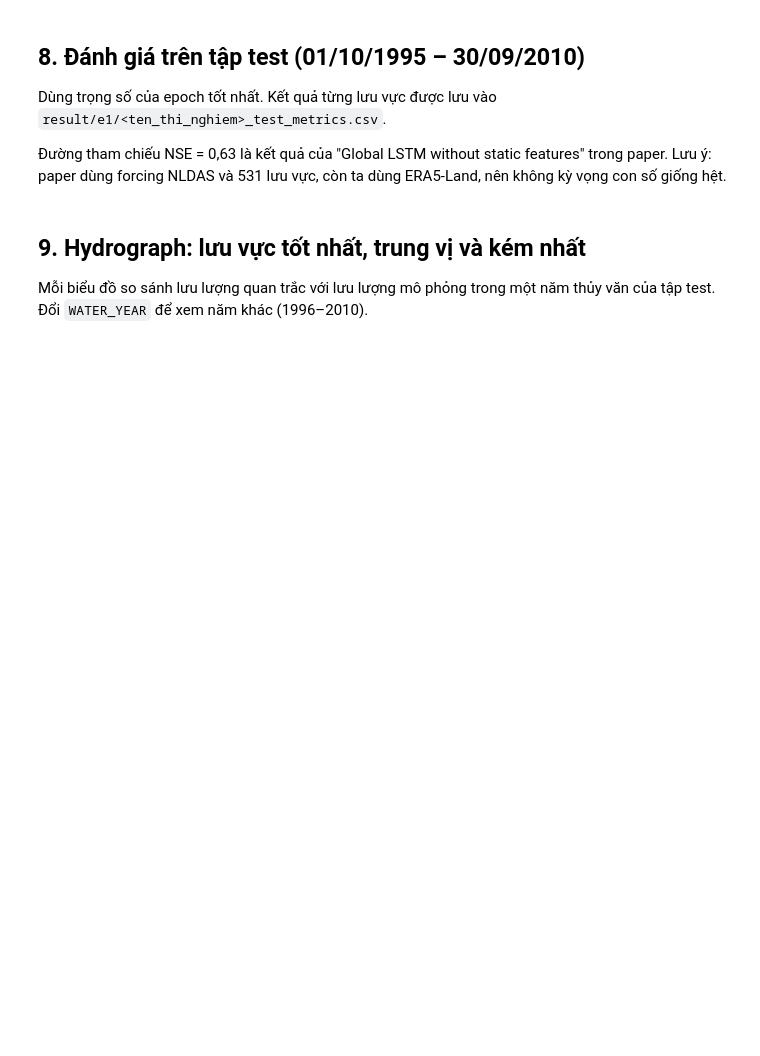
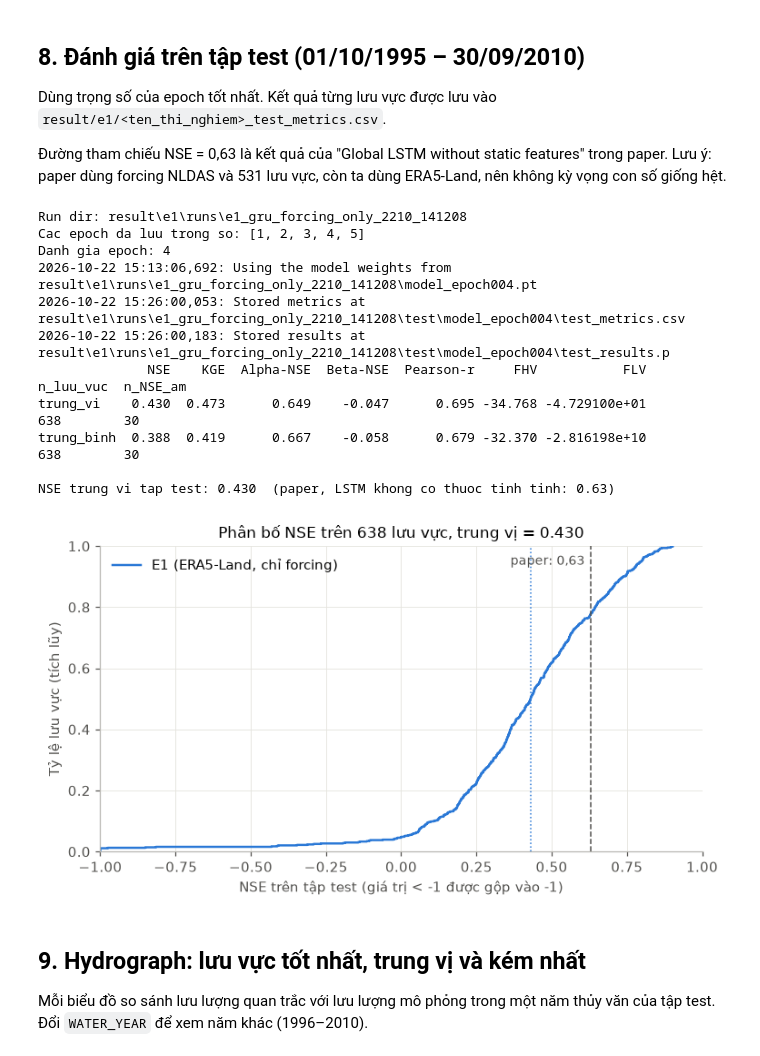
Before and after one commit to Quang-minh-0211/ANCU-Project, a Jupyter notebook: src/E1_LSTM_forcing_only.ipynb, the cells around one changed output. Cells and saved outputs as stored; diff of their text form; code cells hidden in the pictures; blank space fills up the shorter version.

```diff
--- a/src/E1_LSTM_forcing_only.ipynb
+++ b/src/E1_LSTM_forcing_only.ipynb
@@ -42,9 +45,8 @@ Lưu ý: đường dẫn tới thư mục dữ liệu **không nên chứa dấu
 from pathlib import Path
 
 # ===================== SỬA Ở ĐÂY =====================
-CSV_DIR = Path(r"data\camels")            # thư mục chứa các file camels_*.csv
-CARAVAN_ROOT = Path(r"data\caravan")      # nơi ghi netCDF theo cấu trúc Caravan (timeseries/netcdf/camels/...)
-QUICK_TEST = True                         # True: chạy thử nhanh; False: train thật
+CARAVAN_ROOT = Path(r"D:\Dev\ANCU Project\Caravan-csv")   # thư mục gốc Caravan (chứa timeseries/csv/camels/...)
+QUICK_TEST = False                        # True: chạy thử nhanh; False: train thật
 # =====================================================
 
 RESULT_DIR = Path("result")
@@ -73,20 +75,26 @@ PERIODS = {
 }
 SEQ_LENGTH = 365
 MIN_VALID_YEARS = {"train": 5, "validation": 2, "test": 3}   # số năm có nhãn tối thiểu để giữ lưu vực
-
+MODEL = 'gru'
+model_tag = {"cudalstm": "lstm"}.get(MODEL, MODEL)
 # Siêu tham số
 if QUICK_TEST:
-    EXPERIMENT = "e1_lstm_forcing_only_QUICK"
+    EXPERIMENT = "e1_" + model_tag +"_forcing_only_QUICK"
     N_BASINS_QUICK = 20
     HIDDEN_SIZE, EPOCHS = 32, 2
     LEARNING_RATE = {0: 1e-3}
 else:
-    EXPERIMENT = "e1_lstm_forcing_only"
-    HIDDEN_SIZE, EPOCHS = 256, 30
-    LEARNING_RATE = {0: 1e-3, 10: 5e-4, 25: 1e-4}
-BATCH_SIZE = 256
-OUTPUT_DROPOUT = 0.4
+    EXPERIMENT = "e1_" + model_tag +"_forcing_only"
+    EPOCHS = 5
+    HIDDEN_SIZE = 256
+    D_MODEL, N_HEADS, N_LAYERS, DIM_FF = 64, 4, 4,256
+    LEARNING_RATE = {0: 1e-3} if MODEL != "transformer" else {0: 1e-4}                       # trong nhánh QUICK_TEST
+    LEARNING_RATE = ({0: 1e-3, 10: 5e-4, 25: 1e-4} if MODEL != "transformer"
+                 else {0: 1e-4, 10: 5e-5, 25: 1e-5})                                      # trong nhánh train thật
+BATCH_SIZE = 256 if MODEL != "transformer" else 128
+OUTPUT_DROPOUT = 0.4 if MODEL != "transformer" else 0.1
 
+CSV_DIR = CARAVAN_ROOT / "timeseries" / "csv" / SUBSET
 NC_DIR = CARAVAN_ROOT / "timeseries" / "netcdf" / SUBSET
 E1_DIR = RESULT_DIR / "e1"
 E1_DIR.mkdir(parents=True, exist_ok=True)
@@ -380,37 +500,63 @@ Dùng trọng số của epoch tốt nhất. Kết quả từng lưu vực đư
 # %%
 import pickle
 from neuralhydrology.nh_run import eval_run
+import re
 
+# Lấy lần chạy mới nhất của đúng thí nghiệm hiện tại (không lẫn bản QUICK)
+pat = re.compile(rf"^{re.escape(EXPERIMENT)}_\d{{4}}_\d{{6}}$")
+runs = sorted([p for p in (E1_DIR / "runs").iterdir() if p.is_dir() and pat.match(p.name)],
+              key=lambda p: p.stat().st_mtime)
+RUN_DIR = runs[-1]
+
+saved = sorted(int(p.stem[-3:]) for p in RUN_DIR.glob("model_epoch*.pt"))
+print("Run dir:", RUN_DIR)
+print("Cac epoch da luu trong so:", saved)
+if BEST_EPOCH not in saved:
+    raise FileNotFoundError(f"Khong co model_epoch{BEST_EPOCH:03d}.pt trong {RUN_DIR}")
+print("Danh gia epoch:", BEST_EPOCH)
 eval_run(run_dir=RUN_DIR, period="test", epoch=BEST_EPOCH)
 
 test_dir = RUN_DIR / "test" / f"model_epoch{BEST_EPOCH:03d}"
 metrics = pd.read_csv(test_dir / "test_metrics.csv", dtype={"basin": str}).set_index("basin")
 metrics.to_csv(E1_DIR / f"{EXPERIMENT}_test_metrics.csv")
 with open(test_dir / "test_results.p", "rb") as fp:
     TEST_RESULTS = pickle.load(fp)
 
 nse = metrics.filter(regex=r"(^|_)NSE$").iloc[:, 0]
 summary = pd.DataFrame({
     "trung_vi": metrics.median(numeric_only=True),
     "trung_binh": metrics.mean(numeric_only=True),
 }).T
 summary["n_luu_vuc"] = len(metrics)
 summary["n_NSE_am"] = int((nse < 0).sum())
 summary.to_csv(E1_DIR / f"{EXPERIMENT}_test_summary.csv")
 print(summary.round(3).to_string())
 print(f"\nNSE trung vi tap test: {nse.median():.3f}  (paper, LSTM khong co thuoc tinh tinh: 0.63)")
 
 fig, ax = plt.subplots(figsize=(7, 4))
 x = np.sort(nse.clip(lower=-1).values)
 ax.step(x, np.arange(1, len(x) + 1) / len(x), where="post", color=C_BLUE, label="E1 (ERA5-Land, chỉ forcing)")
 ax.axvline(0.63, color=C_MUTED, ls="--", lw=1)
 ax.text(0.61, 0.97, "paper: 0,63", color=C_MUTED, fontsize=9, ha="right", va="top")
 ax.axvline(nse.median(), color=C_BLUE, ls=":", lw=1)
 ax.set_xlim(-1, 1); ax.set_ylim(0, 1)
 ax.set_xlabel("NSE trên tập test (giá trị < -1 được gộp vào -1)"); ax.set_ylabel("Tỷ lệ lưu vực (tích lũy)")
 ax.set_title(f"Phân bố NSE trên {len(nse)} lưu vực, trung vị = {nse.median():.3f}")
 ax.legend(loc="upper left")
 plt.tight_layout(); plt.savefig(E1_DIR / f"{EXPERIMENT}_test_nse_cdf.png", dpi=150); plt.show()
+# %% [output]
+Run dir: result\e1\runs\e1_gru_forcing_only_2210_141208
+Cac epoch da luu trong so: [1, 2, 3, 4, 5]
+Danh gia epoch: 4
+2026-10-22 15:13:06,692: Using the model weights from result\e1\runs\e1_gru_forcing_only_2210_141208\model_epoch004.pt
+2026-10-22 15:26:00,053: Stored metrics at result\e1\runs\e1_gru_forcing_only_2210_141208\test\model_epoch004\test_metrics.csv
+2026-10-22 15:26:00,183: Stored results at result\e1\runs\e1_gru_forcing_only_2210_141208\test\model_epoch004\test_results.p
+              NSE    KGE  Alpha-NSE  Beta-NSE  Pearson-r     FHV           FLV  n_luu_vuc  n_NSE_am
+trung_vi    0.430  0.473      0.649    -0.047      0.695 -34.768 -4.729100e+01        638        30
+trung_binh  0.388  0.419      0.667    -0.058      0.679 -32.370 -2.816198e+10        638        30
+
+NSE trung vi tap test: 0.430  (paper, LSTM khong co thuoc tinh tinh: 0.63)
+[figure, added]
 # %% [markdown]
 ## 9. Hydrograph: lưu vực tốt nhất, trung vị và kém nhất
 
```
Also changed, not shown: parts of 9 cells of this notebook, 47 other files.
